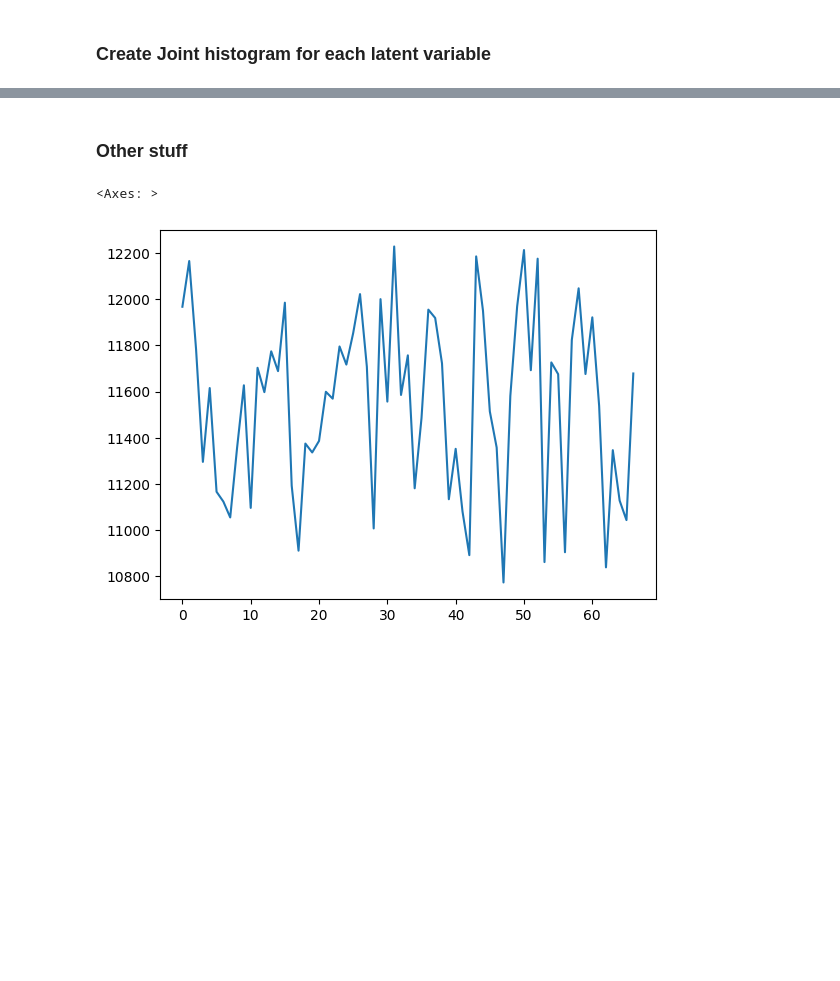
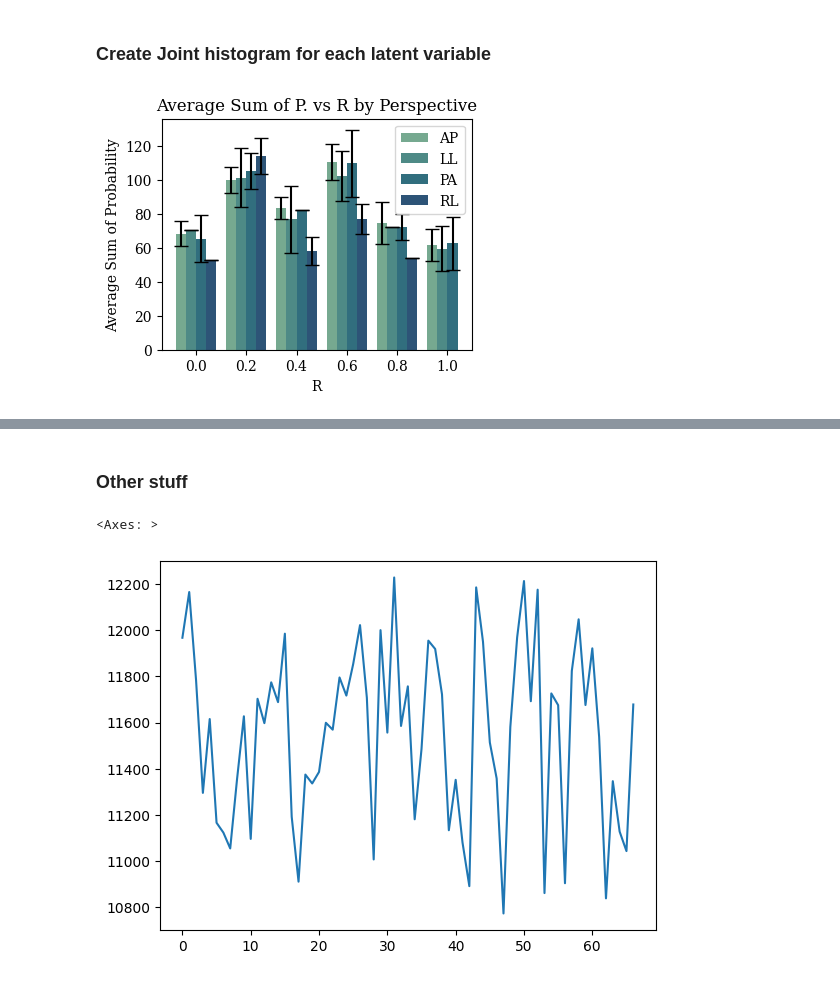
Before and after one commit to JuanGonzalezU/CheXBias, a Jupyter notebook: notebooks/vae.ipynb, the cells around one changed output, grey strips where cells are left out. Drawn from its saved outputs; the diff is of its cells as text; code cells hidden in the pictures; blank space fills up the shorter version.

```diff
--- a/notebooks/vae.ipynb
+++ b/notebooks/vae.ipynb
@@ -57,7 +128,3 @@ transforms.ToPILImage()(img_reconstructed[0].cpu())
 # %% [markdown]
 ### Create Joint histogram for each latent variable
-# %%
-# Load mean for each one of the latent features per image
-latent_mean_df = pd.read_csv('/home/juandres/aml/CheXBias/reports/VAE/test4.csv')
-latent_mean = latent_mean_df[latent_mean_df.columns[1:]].to_numpy()
 # %%
@@ -90,0 +188,29 @@ bottom_images = SumProb.tail(10).reset_index()
+# %%
+# Create the bar plot
+fig = plt.figure(figsize=(4,3))
+ax = sns.barplot(data=all_df, x='R', y='mean', hue='projection', palette='crest')
+
+# Add error bars manually
+for bar, error in zip(ax.patches, all_df['std']):
+    if math.isnan(error):
+        error=0
+    else:
+        pass
+    ax.errorbar(
+        bar.get_x() + bar.get_width() / 2,  # X coordinate of the bar's center
+        bar.get_height(),  # Y coordinate of the bar's top
+        yerr=error,
+        color='black',  # Optional: Set the color of the error bars
+        capsize=5,  # Optional: Set the size of the caps at the end of the error bars
+    )
+
+# Optional: Customize the plot further if needed
+plt.title('Average Sum of P. vs R by Perspective')
+plt.xlabel('R')
+plt.ylabel('Average Sum of Probability')
+plt.legend(title='Perspective')
+plt.legend(loc = "upper right")
+
+plt.show()
+# %% [output]
+[figure, added]
```
Also changed, not shown: parts of 16 cells of this notebook, 5 other files.
